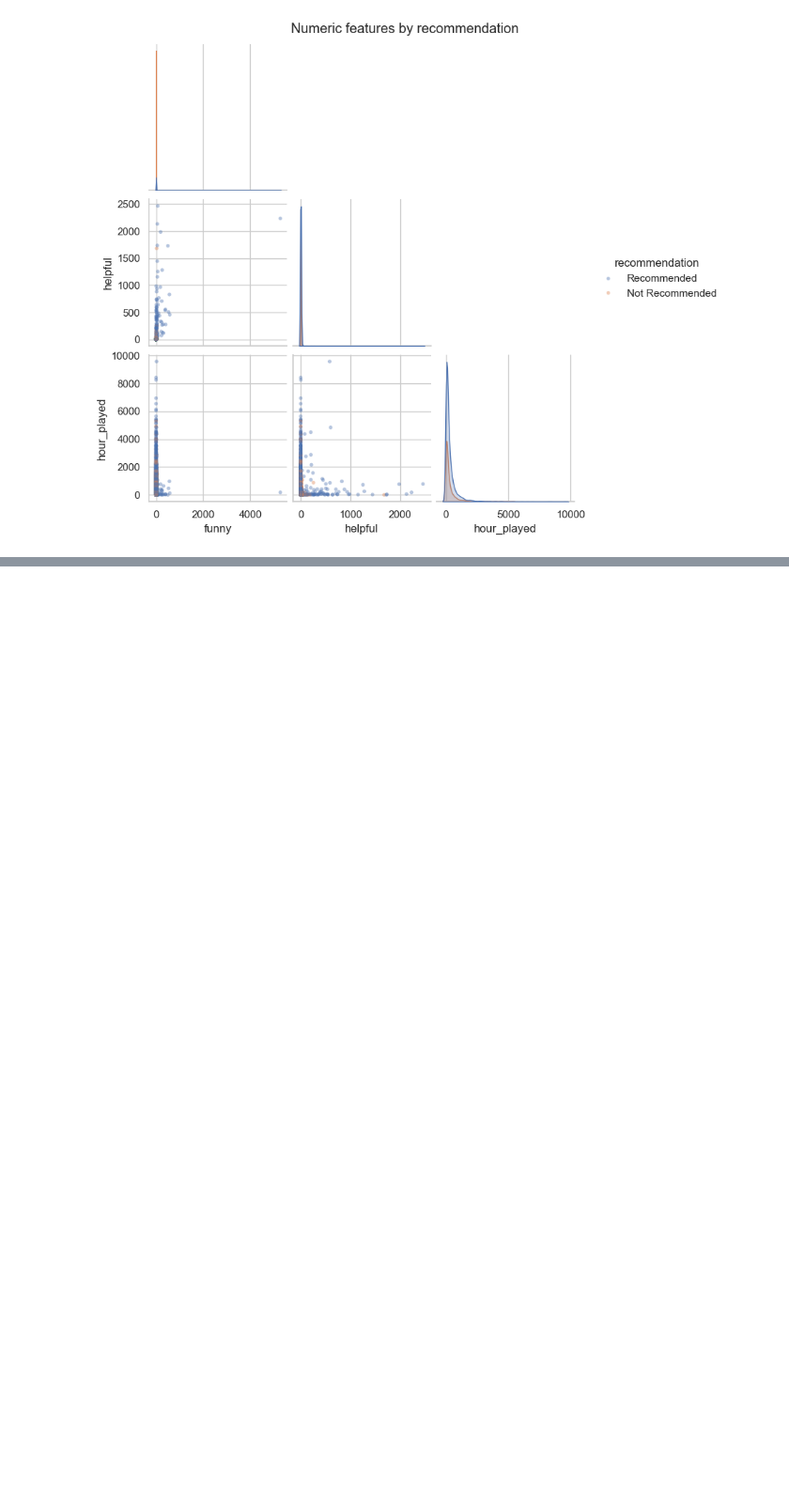
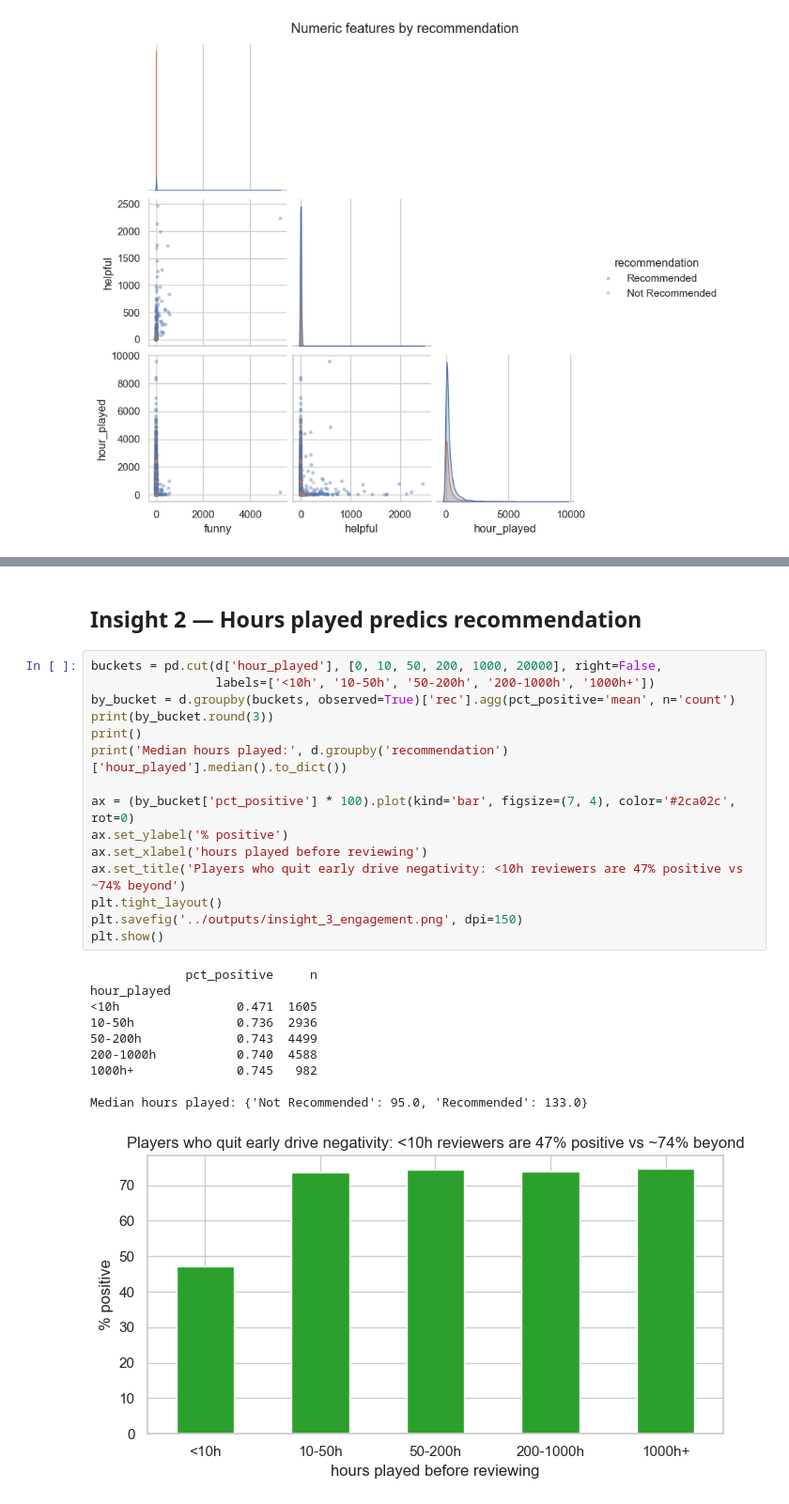
Before and after one commit to Louis69420/PWC, a Jupyter notebook: notebooks/eda.ipynb, the cells around one changed output, grey strips where cells are left out. Shown at 94% size. Saved outputs shown, nothing was run; the diff lists cells and outputs as text; blank space fills up the shorter version.

```diff
--- a/notebooks/eda.ipynb
+++ b/notebooks/eda.ipynb
@@ -117,0 +227,28 @@ plt.show()
+# %% [markdown]
+## Insight 2 — Hours played predics recommendation
+# %%
+buckets = pd.cut(d['hour_played'], [0, 10, 50, 200, 1000, 20000], right=False,
+                 labels=['<10h', '10-50h', '50-200h', '200-1000h', '1000h+'])
+by_bucket = d.groupby(buckets, observed=True)['rec'].agg(pct_positive='mean', n='count')
+print(by_bucket.round(3))
+print()
+print('Median hours played:', d.groupby('recommendation')['hour_played'].median().to_dict())
+
+ax = (by_bucket['pct_positive'] * 100).plot(kind='bar', figsize=(7, 4), color='#2ca02c', rot=0)
+ax.set_ylabel('% positive')
+ax.set_xlabel('hours played before reviewing')
+ax.set_title('Players who quit early drive negativity: <10h reviewers are 47% positive vs ~74% beyond')
+plt.tight_layout()
+plt.savefig('../outputs/insight_3_engagement.png', dpi=150)
+plt.show()
+# %% [output]
+             pct_positive     n
+hour_played
+<10h                0.471  1605
+10-50h              0.736  2936
+50-200h             0.743  4499
+200-1000h           0.740  4588
+1000h+              0.745   982
+
+Median hours played: {'Not Recommended': 95.0, 'Recommended': 133.0}
+[figure, added]
```
Also changed, not shown: parts of 11 cells of this notebook.
